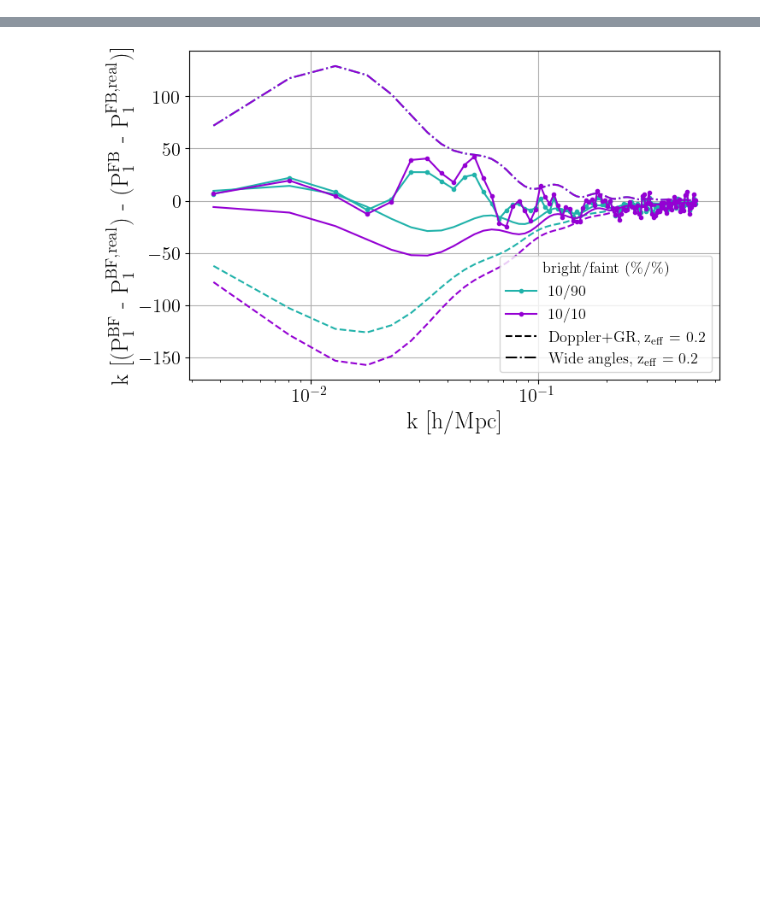
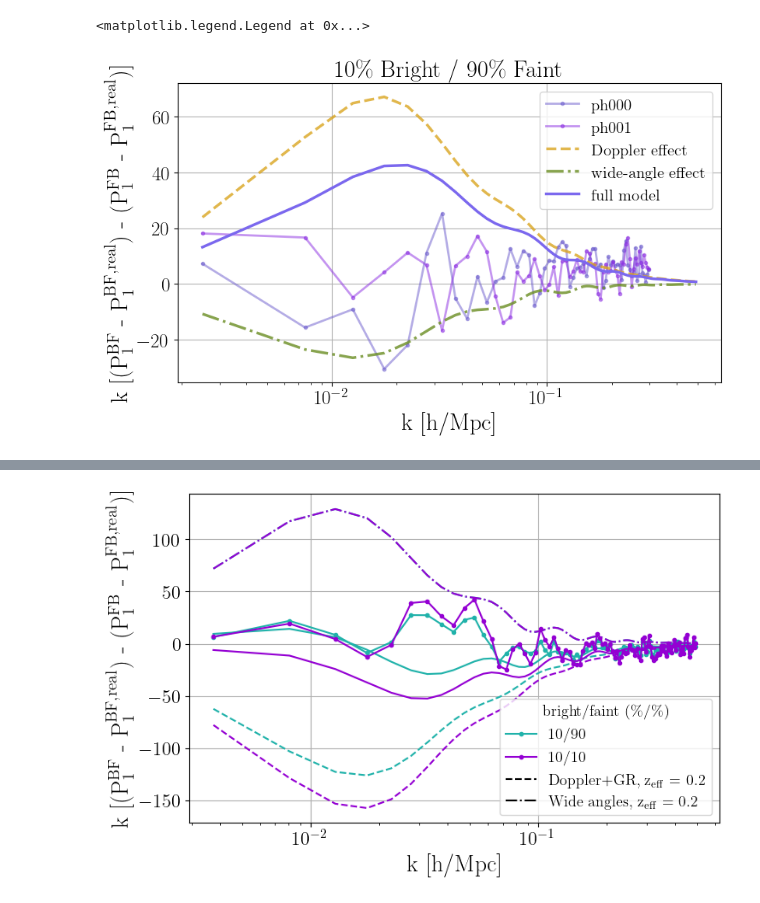
Before and after one commit to JadePiat/Relativistic_effects, a Jupyter notebook: power_spectrum.ipynb, the cells around one changed output, grey strips where cells are left out. Drawn from its saved outputs; the diff is of its cells as text; code cells hidden in the pictures; blank space fills up the shorter version.

```diff
--- a/power_spectrum.ipynb
+++ b/power_spectrum.ipynb
@@ -38,2 +94,19 @@ def wide_angles(z,k,b,matter_power,dPm):
 
     return Fwa*B2
+# %%
+def WA_model(k,b_b,b_f,Pm):
+
+    z_bins = np.arange(0,0.55,0.05)
+    z_eff = z_bins[:-1]+0.05/2
+
+    V_tot = volume_shell(z_bins[0], z_bins[-1])
+    model = np.zeros(len(k))
+
+    for i,z in enumerate(z_eff):
+
+        V = volume_shell(z_bins[i], z_bins[i+1])
+
+        WA = wide_angles(k,z,b_f[i],Pm)-wide_angles(k,z,b_b[i],Pm)
+        model += WA*V/V_tot
+
+    return model
@@ -39,0 +184,43 @@ def wide_angles(z,k,b,matter_power,dPm):
+# %%
+cut_b = 10
+cut_f = 90
+
+k = np.arange(0,0.5,0.005)[:-1]+0.005/2
+
+plt.figure(figsize=(9,5))
+plt.tick_params(axis='both', which='major', labelsize=18)
+plt.title('10\% Bright / 90\% Faint',fontsize=22)
+plt.ylabel(r'k [(P$\rm_1^{BF}$ - P$\rm^{BF,real}_1$) - (P$\rm_1^{FB}$ - P$\rm^{FB,real}_1$)]',fontsize=22)
+plt.xlabel('k [h/Mpc]', fontsize=22)
+plt.xscale('log')
+plt.grid()
+
+b_b = [0.8120554981788436, 1.2246975363337866, 1.269776064139231, 1.4444397224995196, 1.5720542840336875,
+       1.7548731161718523, 2.0231506237680663, 2.344423500154111, 2.8070729070159985, 3.5077011759227266]
+b_f = [0.6319957227375367, 0.9296739372374704, 1.0292165521430636, 1.1136586627532312, 1.1625959528286096,
+       1.24398834886037, 1.3860413569233831, 1.5007456265428296, 1.6994643042784021, 1.9345141430545325]
+
+s_b = [0.37720954, 0.56522563, 0.70606536, 0.8290184,  0.95391354, 1.10539933, 1.30255305, 1.54092151, 1.81813183, 2.13736479]
+s_f = [0.1350212, 0.18190782, 0.17665099, 0.26702187, 0.39204597, 0.54313827, 0.69236816, 0.89125839, 1.17620674, 1.63688239]
+
+path = f'/pscratch/sd/j/jpiat/Abacus_mocks/z0.200/AbacusSummit_base_c000_ph000/cutsky/magnitude_splits/'
+
+Pk1 = get_dipole_data(path,cut_b,cut_f)
+
+plt.plot(k, k*Pk1,marker='.',lw=2,alpha=0.5,c='slateblue',label='ph000')
+
+path = f'/pscratch/sd/j/jpiat/Abacus_mocks/z0.200/AbacusSummit_base_c000_ph001/cutsky/magnitude_splits/'
+
+Pk1 = get_dipole_data(path,cut_b,cut_f)
+pk1_model = model(k,s_b,s_f,b_b,b_f)
+Pwa = WA_model(k,b_b,b_f,Pm)
+
+plt.plot(k, k*Pk1,marker='.',lw=2,alpha=0.5,c='blueviolet',label='ph001')
+plt.plot(k, k*pk1_model,ls ='--',lw=2.5,alpha=0.8,c='goldenrod',label='Doppler effect')
+plt.plot(k, k*Pwa,ls ='-.',lw=2.5,alpha=0.8,c='olivedrab',label='wide-angle effect')
+plt.plot(k, k*(Pwa+pk1_model),ls ='-',lw=2.5,c='mediumslateblue',label='full model')
+
+plt.legend(fontsize=15)
+# %% [output]
+<matplotlib.legend.Legend at 0x...>
+[figure, added]
```
Also changed, not shown: parts of 16 cells of this notebook, 19 other files.
